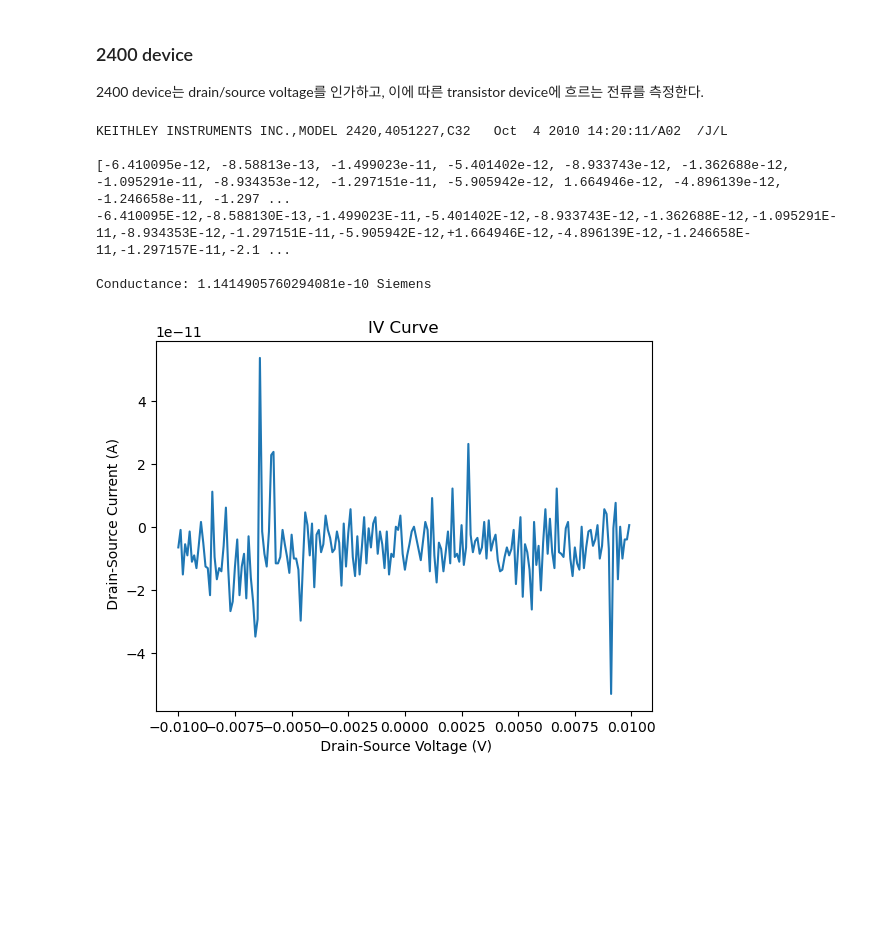
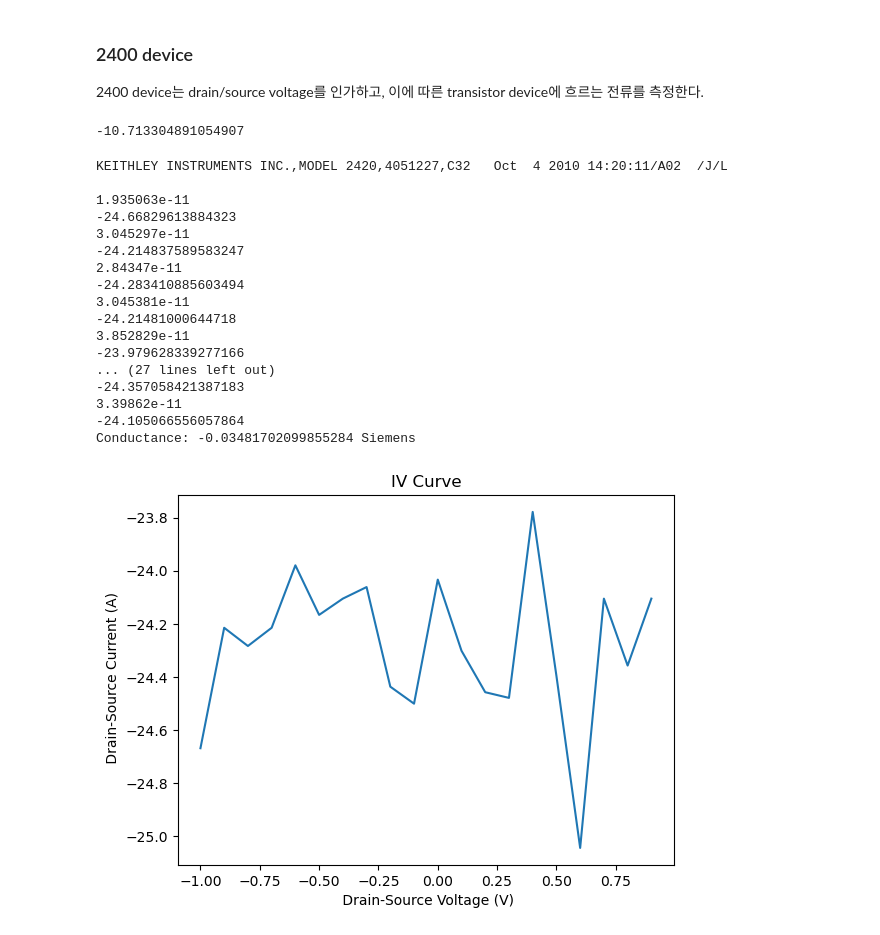
Before and after one commit to Soku3D/KeithleyApp, a Jupyter notebook: Samples/2420Test.ipynb, the cells around one changed output. Drawn from its saved outputs; the diff is of its cells as text; code cells hidden in the pictures; blank space fills up the shorter version.

```diff
--- a/Samples/2420Test.ipynb
+++ b/Samples/2420Test.ipynb
@@ -6,20 +6,26 @@
 test = "1e-3"
 
 print(f"test = {test}")
+# %%
+import math
+y = 1.935063e-11
+print(math.log10(y))
+# %% [output]
+-10.713304891054907
 # %%
 import pyvisa
 import time
-
+import math
 rm = pyvisa.ResourceManager()
 Keithley = rm.open_resource('GPIB0::24::INSTR')
 
 # DeviceID
 print(Keithley.query('*IDN?'))
-
-startv = "-0.01"
-stopv = "0.01"
-stepv ="0.0001"
-steps= "201"
+sourceDelay = "1"
+startv = "-1"
+stopv = "1"
+stepv ="0.1"
+steps= "21"
 startvprime = float(startv)
 stopvprime = float(stopv)
 stepvprime = float(stepv)
@@ -31,56 +37,70 @@ Keithley.write(":SOUR:FUNC VOLT")
 Keithley.write(":SENS:FUNC 'CURR:DC' ")
 
 # Voltage starting, ending, and spacing values based on input
-Keithley.write(":SOUR:VOLT:STAR ", startv)
-Keithley.write(":SOUR:VOLT:STOP ", stopv)
-Keithley.write(":SOUR:VOLT:STEP ", stepv)
+Keithley.write(f":SOUR:VOLT:STAR {startv}")
+Keithley.write(f":SOUR:VOLT:STOP {stopv}")
+Keithley.write(f":SOUR:VOLT:STEP {stepv}")
 Keithley.write(":SOUR:SWE:RANG AUTO")
 
 # Set compliance current (in A), sweep direction, and data acquisition
 Keithley.write(":SENS:CURR:PROT 0.1")
 Keithley.write(":SOUR:SWE:SPAC LIN")
-Keithley.write(":SOUR:VOLT:DEL 0.5")
-Keithley.write(":SOUR:SWE:POIN ", str(int(steps)))
-Keithley.write(":SOUR:SWE:DIR UP")
+Keithley.write(f":SOUR:DEL {sourceDelay}")
+#Keithley.write(":SOUR:SWE:POIN ", str(int(steps)))
 Keithley.write(":TRIG:COUN ", str(int(steps)))
 Keithley.write(":FORM:ELEM CURR")
 
 # Set sweep mode and turn output on
 Keithley.write(":SOUR:VOLT:MODE SWE")
 Keithley.write(":OUTP ON")
 
 # Initiate sweep, collect ACSII current values, and turn output off
 result = Keithley.query(":READ?")
 yvalues = Keithley.query_ascii_values(":FETC?")
-#data = Keithley.query('TRAC:DATA? 1,1')
+logYvlaues = []
+for y in yvalues:
+    print(y)
+    value = math.log(abs(y))
+    print(value)
+    logYvlaues.append(value)
 
-print(yvalues)
-print(result)
+
 Keithley.write(":OUTP OFF")
 Keithley.write(":SOUR:VOLT 0")
 
 # Import Pyplot, NumPy, and SciPy
 import matplotlib.pyplot as plt
 import numpy as np
 from scipy import stats
 
 # Create xvalues array and calculate conductance
 xvalues = np.arange(startvprime,stopvprime,stepvprime)
-slope, intercept, r_value, p_value, std_error = stats.linregress(xvalues, yvalues)
+slope, intercept, r_value, p_value, std_error = stats.linregress(xvalues, logYvlaues)
 
 # Plot values and output conductance to command line
 print("Conductance:", slope, "Siemens")
-plt.plot(xvalues,yvalues)
+plt.plot(xvalues,logYvlaues)
 plt.xlabel(' Drain-Source Voltage (V)')
 plt.ylabel(' Drain-Source Current (A)')
 plt.title('IV Curve')
 plt.show()
 np.savetxt("test", (xvalues,yvalues))
 # %% [output]
 KEITHLEY INSTRUMENTS INC.,MODEL 2420,4051227,C32   Oct  4 2010 14:20:11/A02  /J/L
 
-[-6.410095e-12, -8.58813e-13, -1.499023e-11, -5.401402e-12, -8.933743e-12, -1.362688e-12, -1.095291e-11, -8.934353e-12, -1.297151e-11, -5.905942e-12, 1.664946e-12, -4.896139e-12, -1.246658e-11, -1.297 ...
--6.410095E-12,-8.588130E-13,-1.499023E-11,-5.401402E-12,-8.933743E-12,-1.362688E-12,-1.095291E-11,-8.934353E-12,-1.297151E-11,-5.905942E-12,+1.664946E-12,-4.896139E-12,-1.246658E-11,-1.297157E-11,-2.1 ...
-
-Conductance: 1.1414905760294081e-10 Siemens
+1.935063e-11
+-24.66829613884323
+3.045297e-11
+-24.214837589583247
+2.84347e-11
+-24.283410885603494
+3.045381e-11
+-24.21481000644718
+3.852829e-11
+-23.979628339277166
+... (27 lines left out)
+-24.357058421387183
+3.39862e-11
+-24.105066556057864
+Conductance: -0.03481702099855284 Siemens
-[figure, old version]
+[figure, new version]
```
Also changed, not shown: parts of 1 cell of this notebook, 4 other files.
